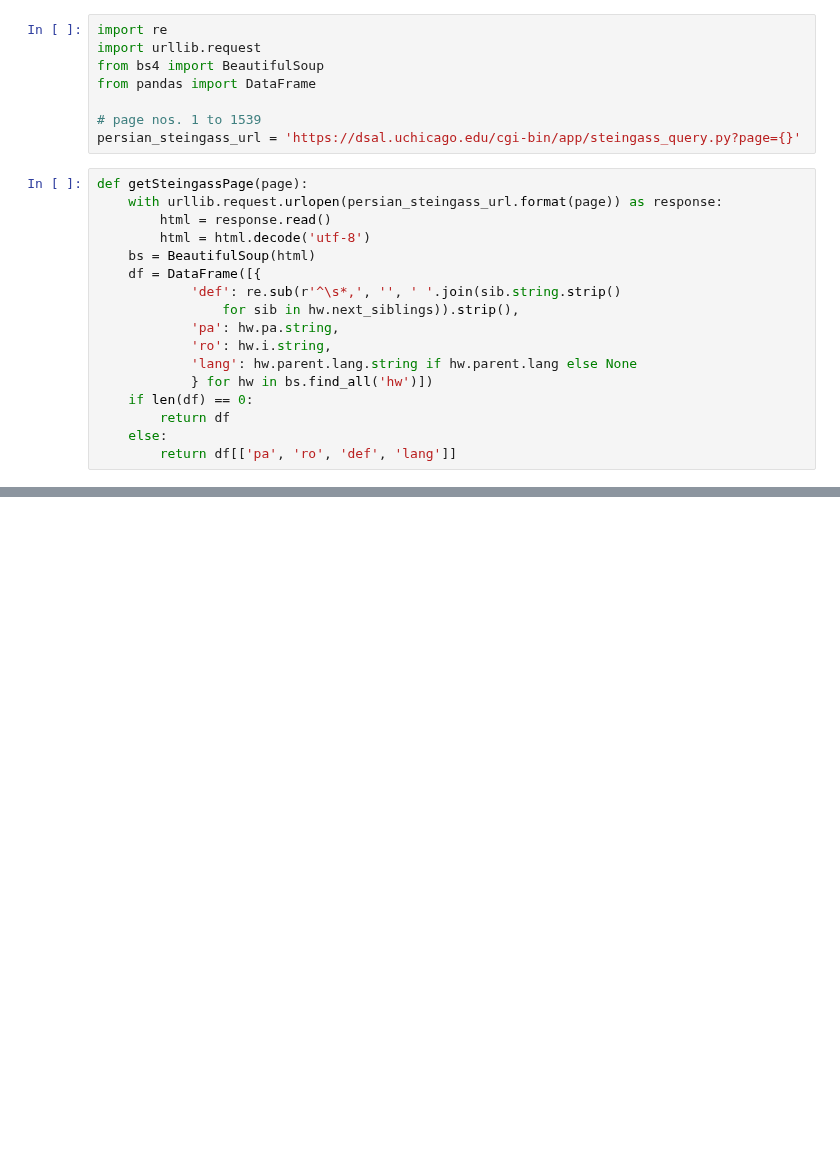
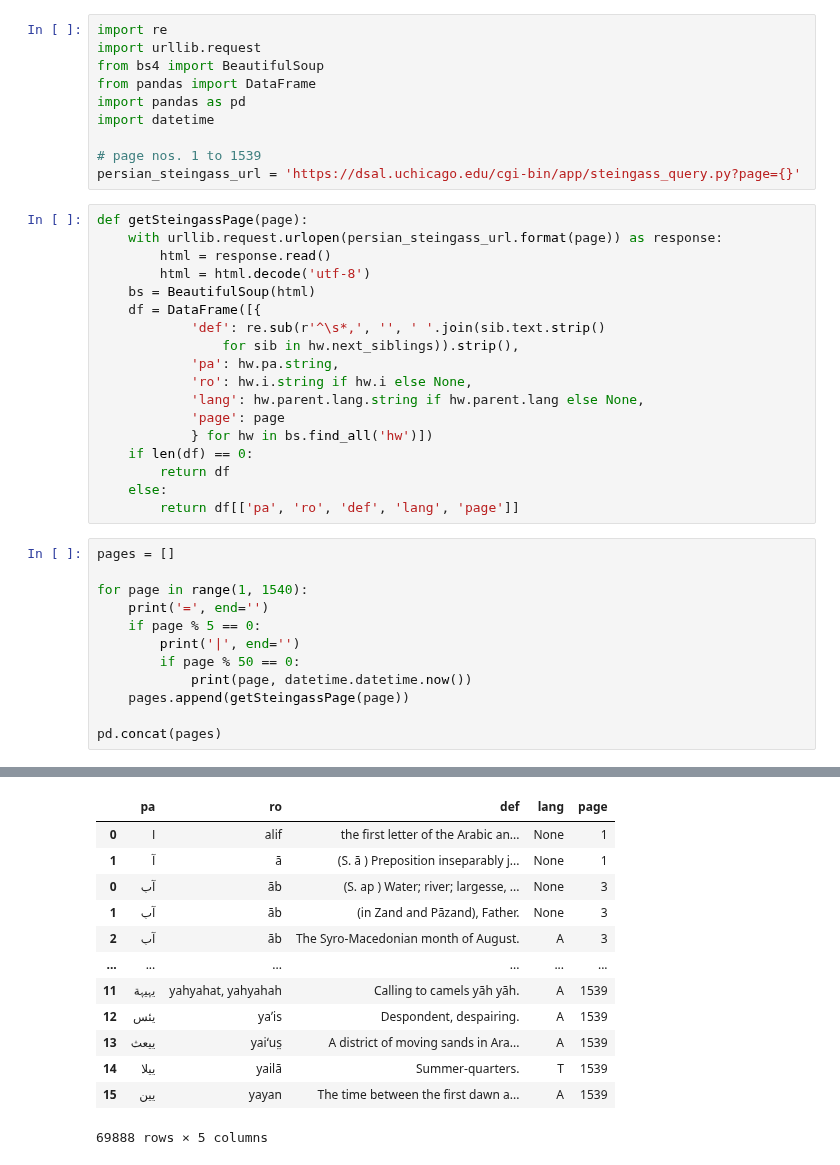
Before and after one commit to kebuhcah/experiments, a Jupyter notebook: dsal-scrape/dsal-scrape.ipynb, the cells around one changed output, grey strips where cells are left out. Cells and saved outputs as stored; diff of their text form; blank space fills up the shorter version.

```diff
--- a/dsal-scrape/dsal-scrape.ipynb
+++ b/dsal-scrape/dsal-scrape.ipynb
@@ -3,6 +3,8 @@ import re
 import urllib.request
 from bs4 import BeautifulSoup
 from pandas import DataFrame
+import pandas as pd
+import datetime
 
 # page nos. 1 to 1539
 persian_steingass_url = 'https://dsal.uchicago.edu/cgi-bin/app/steingass_query.py?page={}'
@@ -13,13 +15,27 @@ def getSteingassPage(page):
         html = html.decode('utf-8')
     bs = BeautifulSoup(html)
     df = DataFrame([{
-            'def': re.sub(r'^\s*,', '', ' '.join(sib.string.strip()
+            'def': re.sub(r'^\s*,', '', ' '.join(sib.text.strip()
                 for sib in hw.next_siblings)).strip(),
             'pa': hw.pa.string,
-            'ro': hw.i.string,
-            'lang': hw.parent.lang.string if hw.parent.lang else None
+            'ro': hw.i.string if hw.i else None,
+            'lang': hw.parent.lang.string if hw.parent.lang else None,
+            'page': page
             } for hw in bs.find_all('hw')])
     if len(df) == 0:
         return df
     else:
-        return df[['pa', 'ro', 'def', 'lang']]
+        return df[['pa', 'ro', 'def', 'lang', 'page']]
+# %%
+pages = []
+
+for page in range(1, 1540):
+    print('=', end='')
+    if page % 5 == 0:
+        print('|', end='')
+        if page % 50 == 0:
+            print(page, datetime.datetime.now())
+    pages.append(getSteingassPage(page))
+
+pd.concat(pages)
+# %% [output]
@@ -25,0 +59,13 @@ def getSteingassPage(page):
+|  | pa | ro | def | lang | page |
+| 0 | ا | alif | the first letter of the Arabic an... | None | 1 |
+| 1 | آ | ā | (S. ā ) Preposition inseparably j... | None | 1 |
+| 0 | آب | āb | (S. ap ) Water; river; largesse, ... | None | 3 |
+| 1 | آب | āb | (in Zand and Pāzand), Father. | None | 3 |
+| 2 | آب | āb | The Syro-Macedonian month of August. | A | 3 |
+| ... | ... | ... | ... | ... | ... |
+| 11 | ی‍ﮩ‍ی‍ﮩ‍ة | yahyahat, yahyahah | Calling to camels yāh yāh. | A | 1539 |
+| 12 | یئس | yaʼis | Despondent, despairing. | A | 1539 |
+| 13 | ییعث | yaiʻus̤ | A district of moving sands in Ara... | A | 1539 |
+| 14 | ییلا | yailā | Summer-quarters. | T | 1539 |
+| 15 | یین | yayan | The time between the first dawn a... | A | 1539 |
+69888 rows × 5 columns
```
Also changed, not shown: parts of 12 cells of this notebook, 1 other file.
